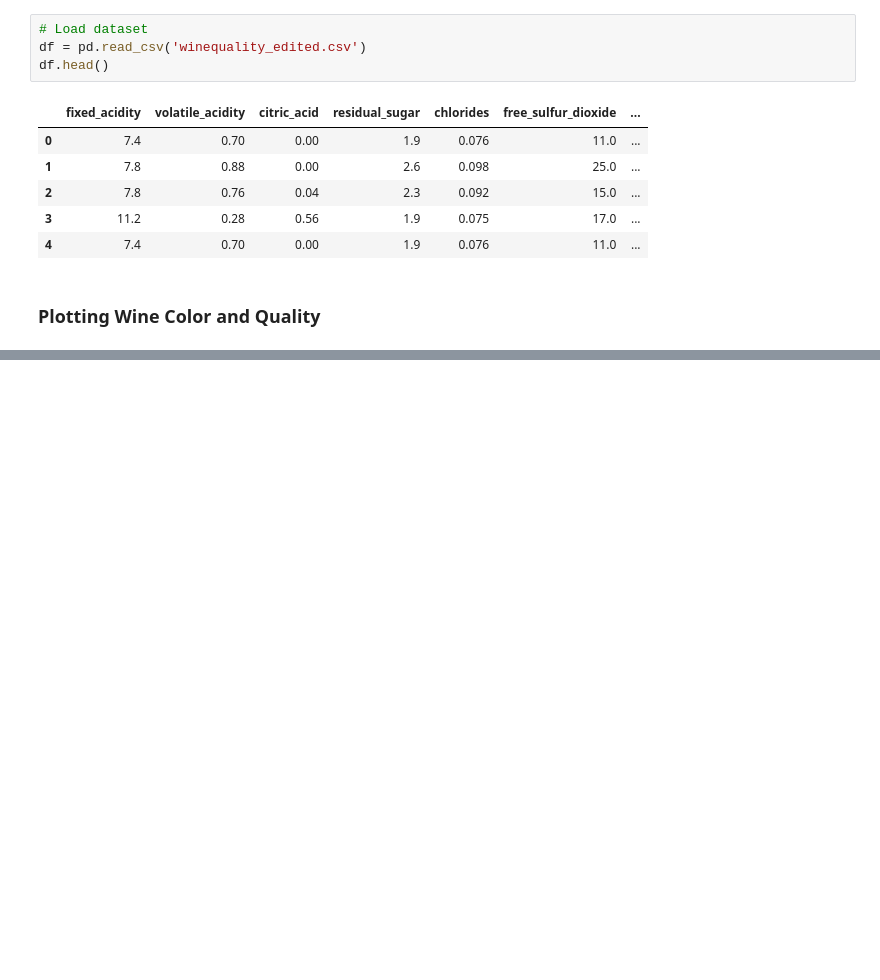
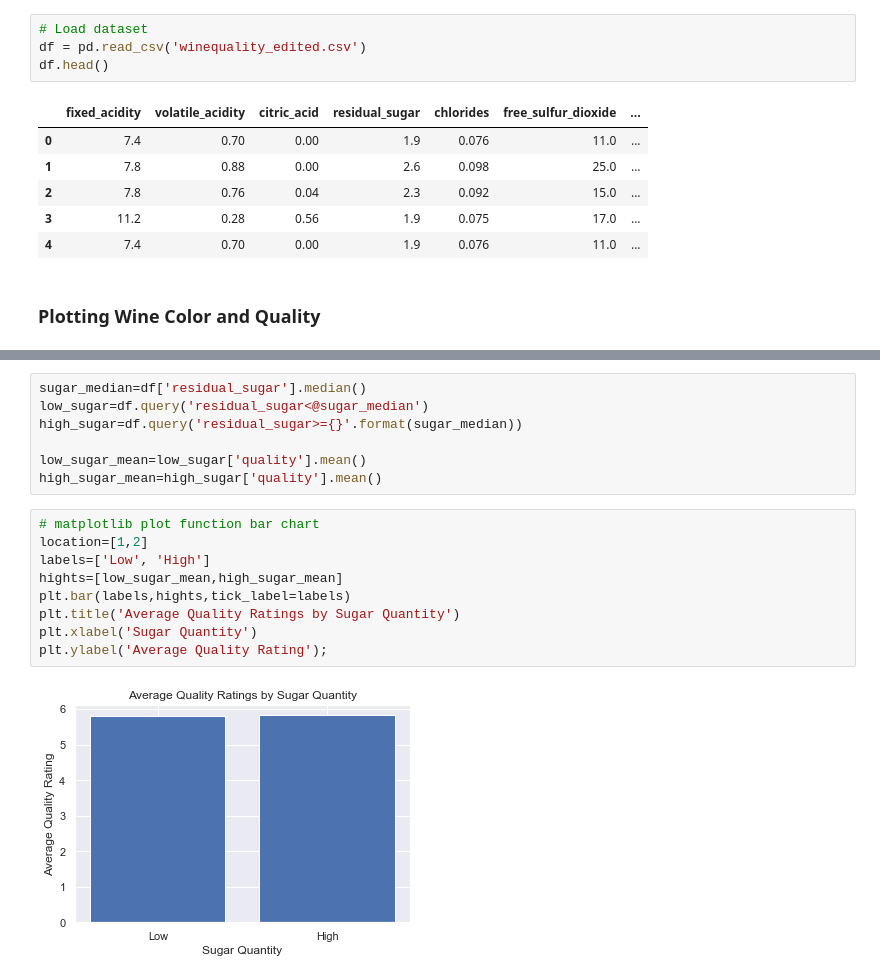
Before and after one commit to N431M/wine, a Jupyter notebook: Visualizations.ipynb, the cells around one changed output, grey strips where cells are left out. Drawn from its saved outputs; the diff is of its cells as text; blank space fills up the shorter version.

```diff
--- a/Visualizations.ipynb
+++ b/Visualizations.ipynb
@@ -21,0 +37,18 @@ df.groupby('color')['quality'].mean().plot(kind='bar', title='Average Wine Quali
+# %%
+sugar_median=df['residual_sugar'].median()
+low_sugar=df.query('residual_sugar<@sugar_median')
+high_sugar=df.query('residual_sugar>={}'.format(sugar_median))
+
+low_sugar_mean=low_sugar['quality'].mean()
+high_sugar_mean=high_sugar['quality'].mean()
+# %%
+# matplotlib plot function bar chart
+location=[1,2]
+labels=['Low', 'High']
+hights=[low_sugar_mean,high_sugar_mean]
+plt.bar(labels,hights,tick_label=labels)
+plt.title('Average Quality Ratings by Sugar Quantity')
+plt.xlabel('Sugar Quantity')
+plt.ylabel('Average Quality Rating');
+# %% [output]
+[figure, added]
```
Also changed, not shown: parts of 4 cells of this notebook.
